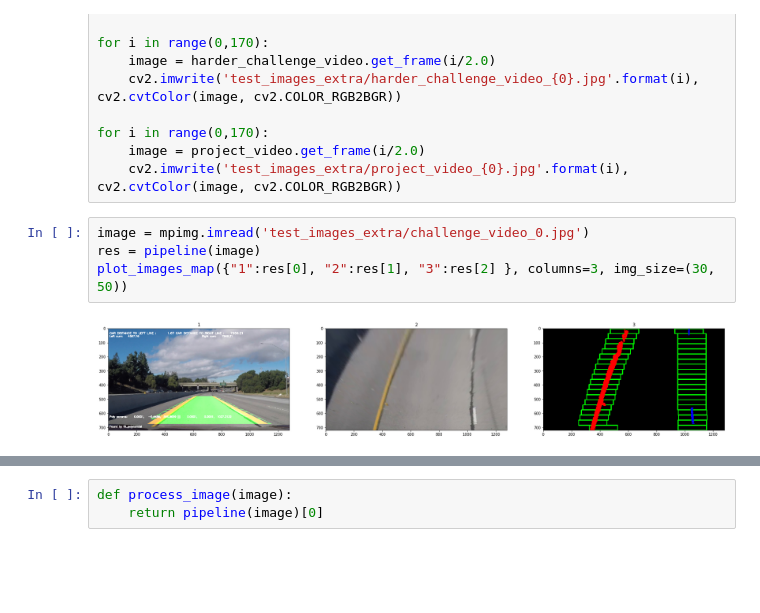
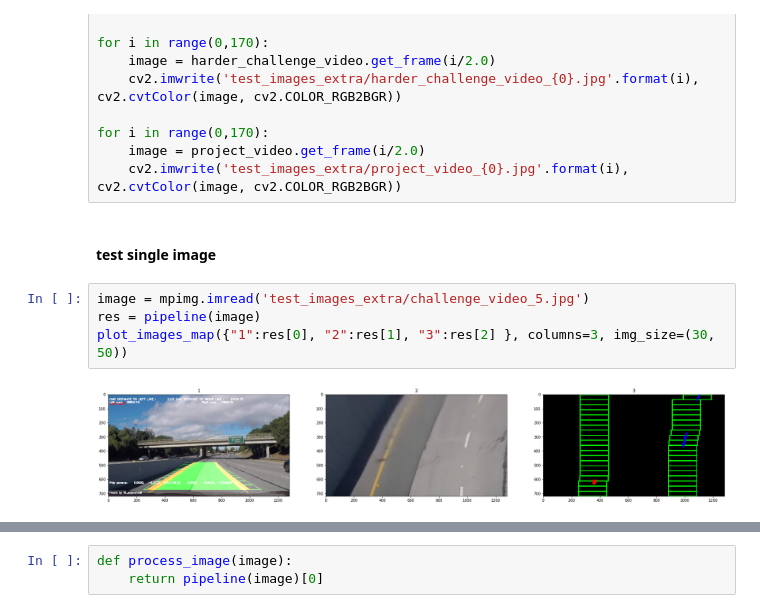
Before and after one commit to andriikushch/CarND-Advanced-Lane-Lines, a Jupyter notebook: P2.ipynb, the cells around one changed output, grey strips where cells are left out. Saved outputs shown, nothing was run; the diff lists cells and outputs as text; blank space fills up the shorter version.

```diff
--- a/P2.ipynb
+++ b/P2.ipynb
@@ -120,9 +123,11 @@ for i in range(0,170):
 for i in range(0,170):
     image = project_video.get_frame(i/2.0)
     cv2.imwrite('test_images_extra/project_video_{0}.jpg'.format(i), cv2.cvtColor(image, cv2.COLOR_RGB2BGR))
+# %% [markdown]
+#### test single image
 # %%
-image = mpimg.imread('test_images_extra/challenge_video_0.jpg')
+image = mpimg.imread('test_images_extra/challenge_video_5.jpg')
 res = pipeline(image)
 plot_images_map({"1":res[0], "2":res[1], "3":res[2] }, columns=3, img_size=(30, 50))
 # %% [output]
-[figure, old version]
+[figure, new version]
```
Also changed, not shown: parts of 5 cells of this notebook, 2 other files.
